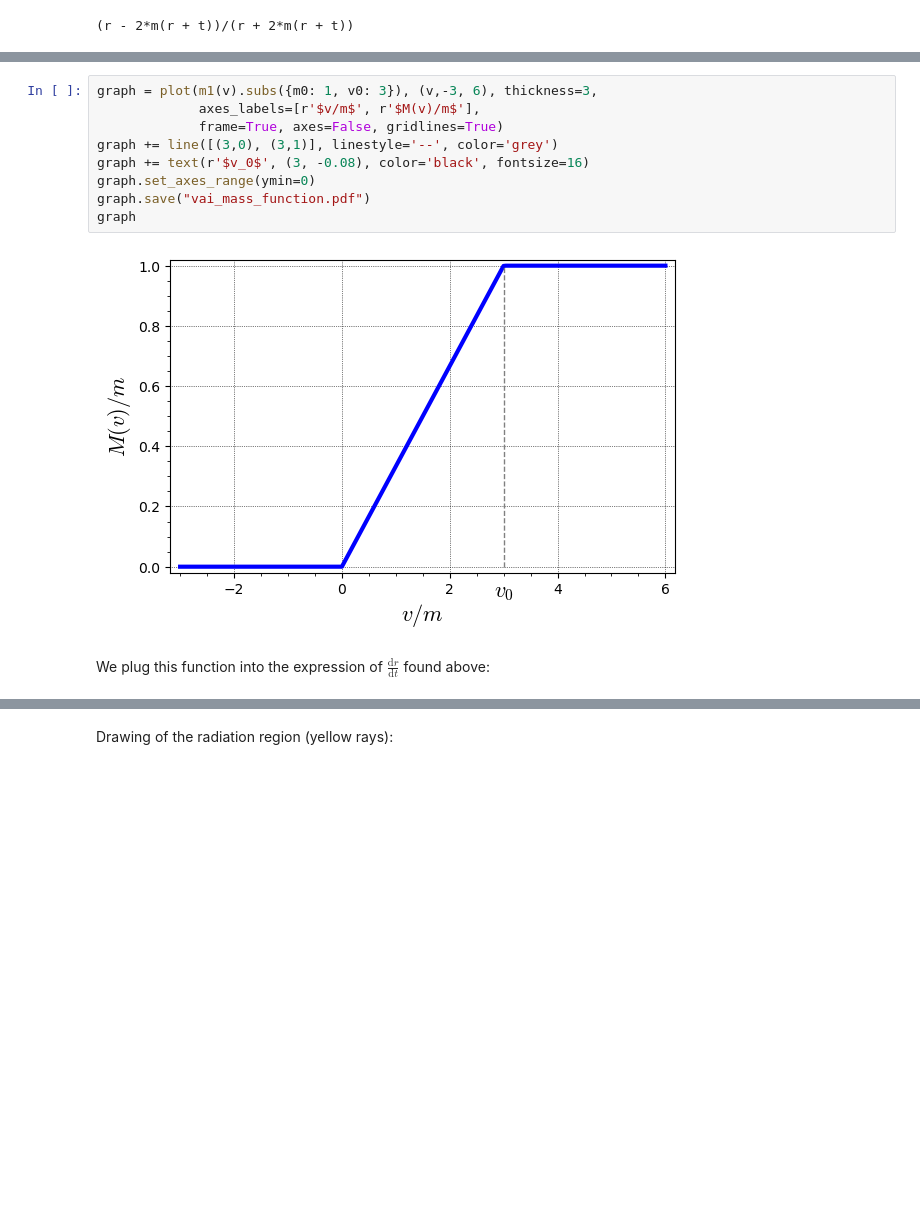
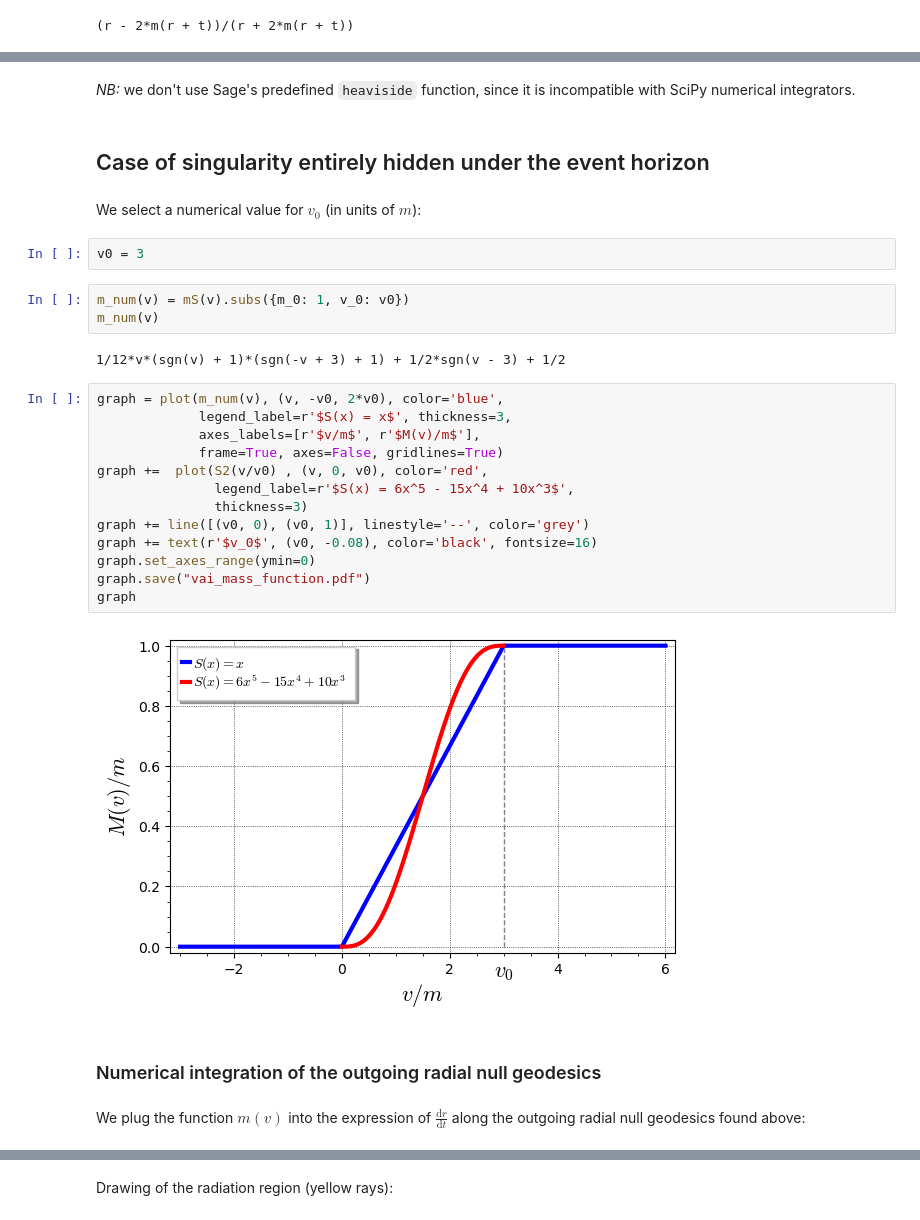
Before and after one commit to egourgoulhon/BHLectures, a Jupyter notebook: sage/Vaidya.ipynb, the cells around one changed output, grey strips where cells are left out. Saved outputs shown, nothing was run; the diff lists cells and outputs as text; blank space fills up the shorter version.

```diff
--- a/sage/Vaidya.ipynb
+++ b/sage/Vaidya.ipynb
@@ -298,14 +331,34 @@ m1(v)
+# %% [markdown]
+*NB:* we don't use Sage's predefined `heaviside` function, since it is incompatible with SciPy numerical integrators.
+# %% [markdown]
+## Case of singularity entirely hidden under the event horizon
+# %% [markdown]
+We select a numerical value for $v_0$ (in units of $m$):
+# %%
+v0 = 3
+# %%
+m_num(v) = mS(v).subs({m_0: 1, v_0: v0})
+m_num(v)
+# %% [output]
+1/12*v*(sgn(v) + 1)*(sgn(-v + 3) + 1) + 1/2*sgn(v - 3) + 1/2
 # %%
-graph = plot(m1(v).subs({m0: 1, v0: 3}), (v,-3, 6), thickness=3,
+graph = plot(m_num(v), (v, -v0, 2*v0), color='blue',
+             legend_label=r'$S(x) = x$', thickness=3,
              axes_labels=[r'$v/m$', r'$M(v)/m$'],
              frame=True, axes=False, gridlines=True)
-graph += line([(3,0), (3,1)], linestyle='--', color='grey')
-graph += text(r'$v_0$', (3, -0.08), color='black', fontsize=16)
+graph +=  plot(S2(v/v0) , (v, 0, v0), color='red',
+               legend_label=r'$S(x) = 6x^5 - 15x^4 + 10x^3$',
+               thickness=3)
+graph += line([(v0, 0), (v0, 1)], linestyle='--', color='grey')
+graph += text(r'$v_0$', (v0, -0.08), color='black', fontsize=16)
 graph.set_axes_range(ymin=0)
 graph.save("vai_mass_function.pdf")
 graph
 # %% [output]
-[figure, old version]
+[figure, new version]
+# %% [markdown]
+### Numerical integration of the outgoing radial null geodesics
 # %% [markdown]
-We plug this function into the expression of $\frac{\mathrm{d}r}{\mathrm{d}t}$ found above:
+We plug the function $m(v)$ into the expression of $\frac{\mathrm{d}r}{\mathrm{d}t}$ along
+the outgoing radial null geodesics found above:
 # %%
```
Also changed, not shown: parts of 77 cells of this notebook, 7 other files.
